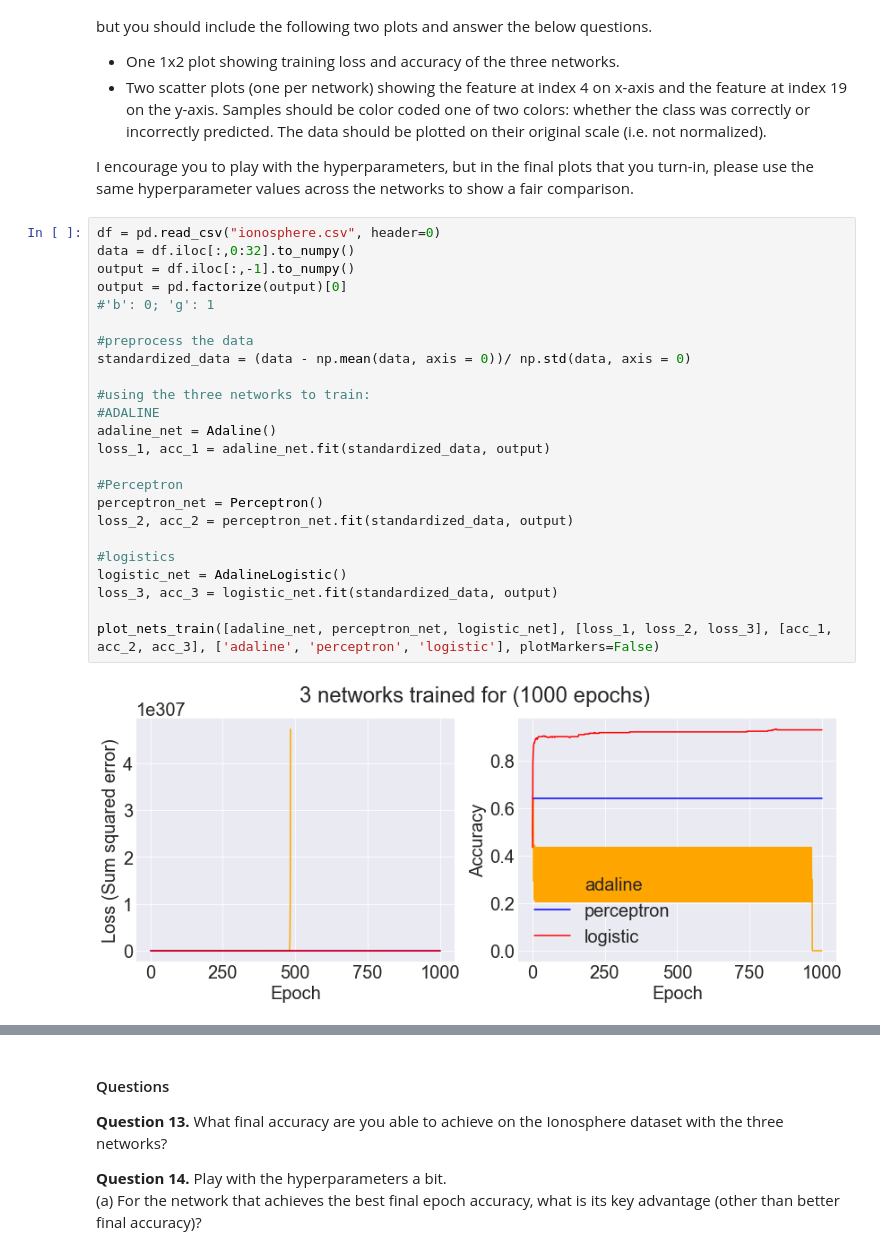
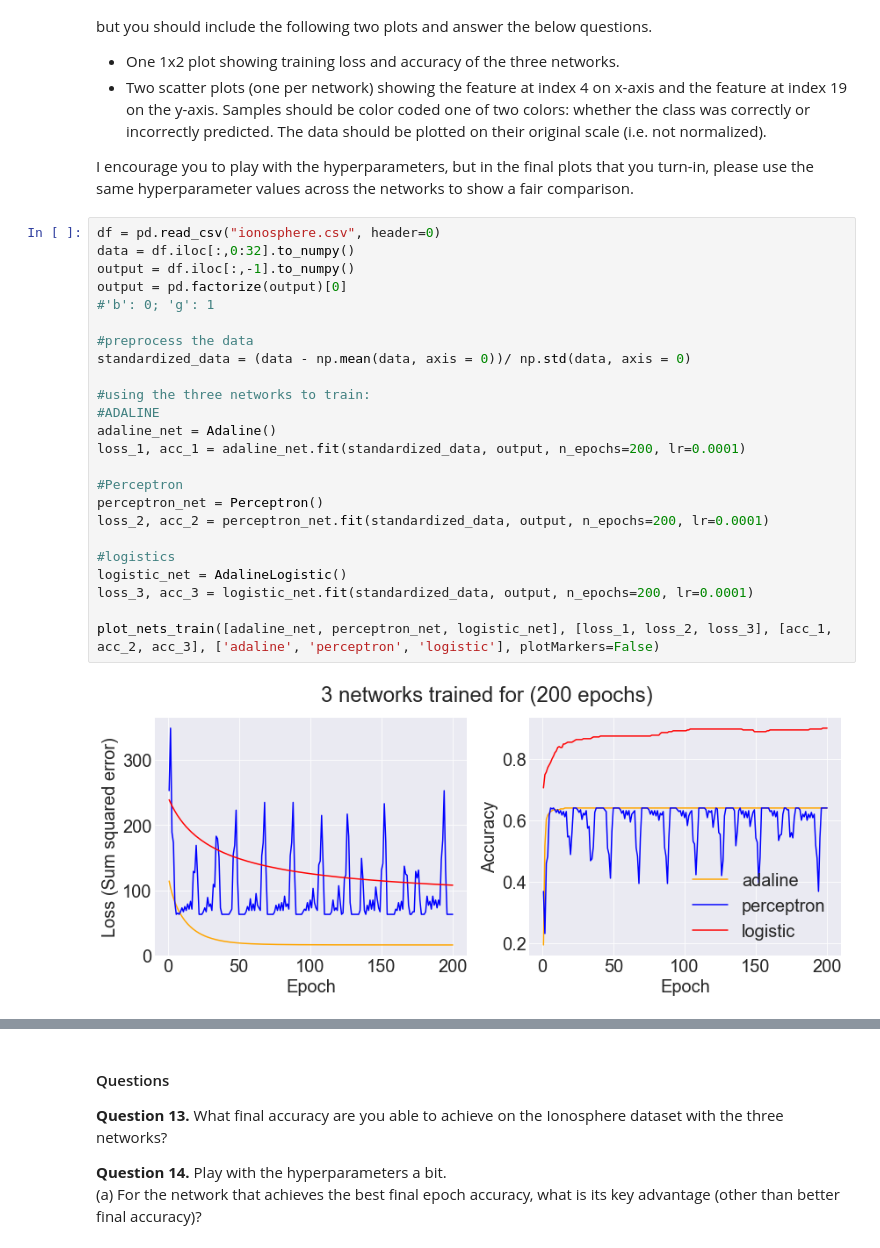
Before and after one commit to luhangsnn/neuralnetworks, a Jupyter notebook: proj1/classification_and_regression.ipynb, the cells around one changed output, grey strips where cells are left out. Saved outputs shown, nothing was run; the diff lists cells and outputs as text.

```diff
--- a/proj1/classification_and_regression.ipynb
+++ b/proj1/classification_and_regression.ipynb
@@ -336,26 +316,26 @@ I encourage you to play with the hyperparameters, but in the final plots that yo
 # %%
 df = pd.read_csv("ionosphere.csv", header=0)
 data = df.iloc[:,0:32].to_numpy()
 output = df.iloc[:,-1].to_numpy()
 output = pd.factorize(output)[0]
 #'b': 0; 'g': 1
 
 #preprocess the data
 standardized_data = (data - np.mean(data, axis = 0))/ np.std(data, axis = 0)
 
 #using the three networks to train:
 #ADALINE
 adaline_net = Adaline()
-loss_1, acc_1 = adaline_net.fit(standardized_data, output)
+loss_1, acc_1 = adaline_net.fit(standardized_data, output, n_epochs=200, lr=0.0001)
 
 #Perceptron
 perceptron_net = Perceptron()
-loss_2, acc_2 = perceptron_net.fit(standardized_data, output)
+loss_2, acc_2 = perceptron_net.fit(standardized_data, output, n_epochs=200, lr=0.0001)
 
 #logistics
 logistic_net = AdalineLogistic()
-loss_3, acc_3 = logistic_net.fit(standardized_data, output)
+loss_3, acc_3 = logistic_net.fit(standardized_data, output, n_epochs=200, lr=0.0001)
 
 plot_nets_train([adaline_net, perceptron_net, logistic_net], [loss_1, loss_2, loss_3], [acc_1, acc_2, acc_3], ['adaline', 'perceptron', 'logistic'], plotMarkers=False)
 # %% [output]
-[figure, old version]
+[figure, new version]
```
Also changed, not shown: parts of 14 cells of this notebook, 2 other files.
